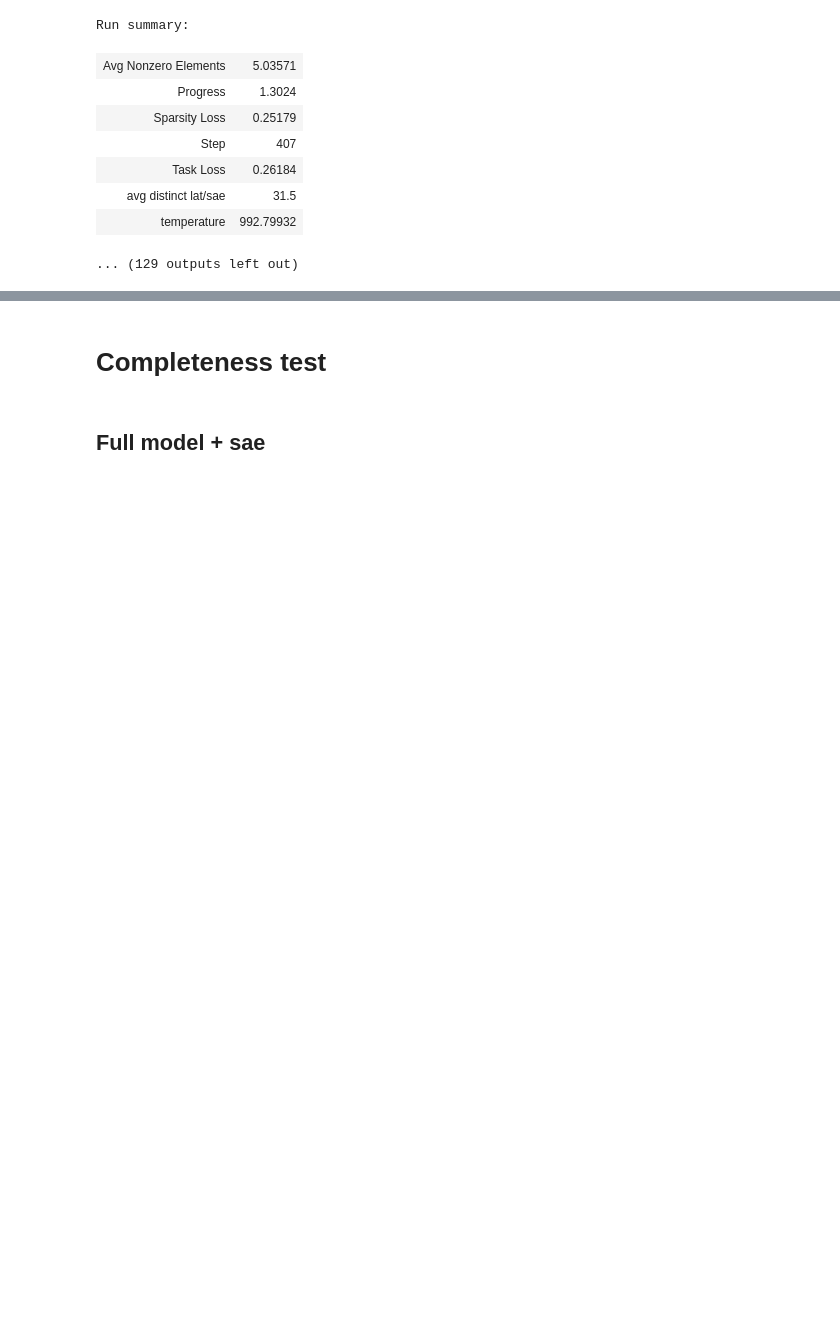
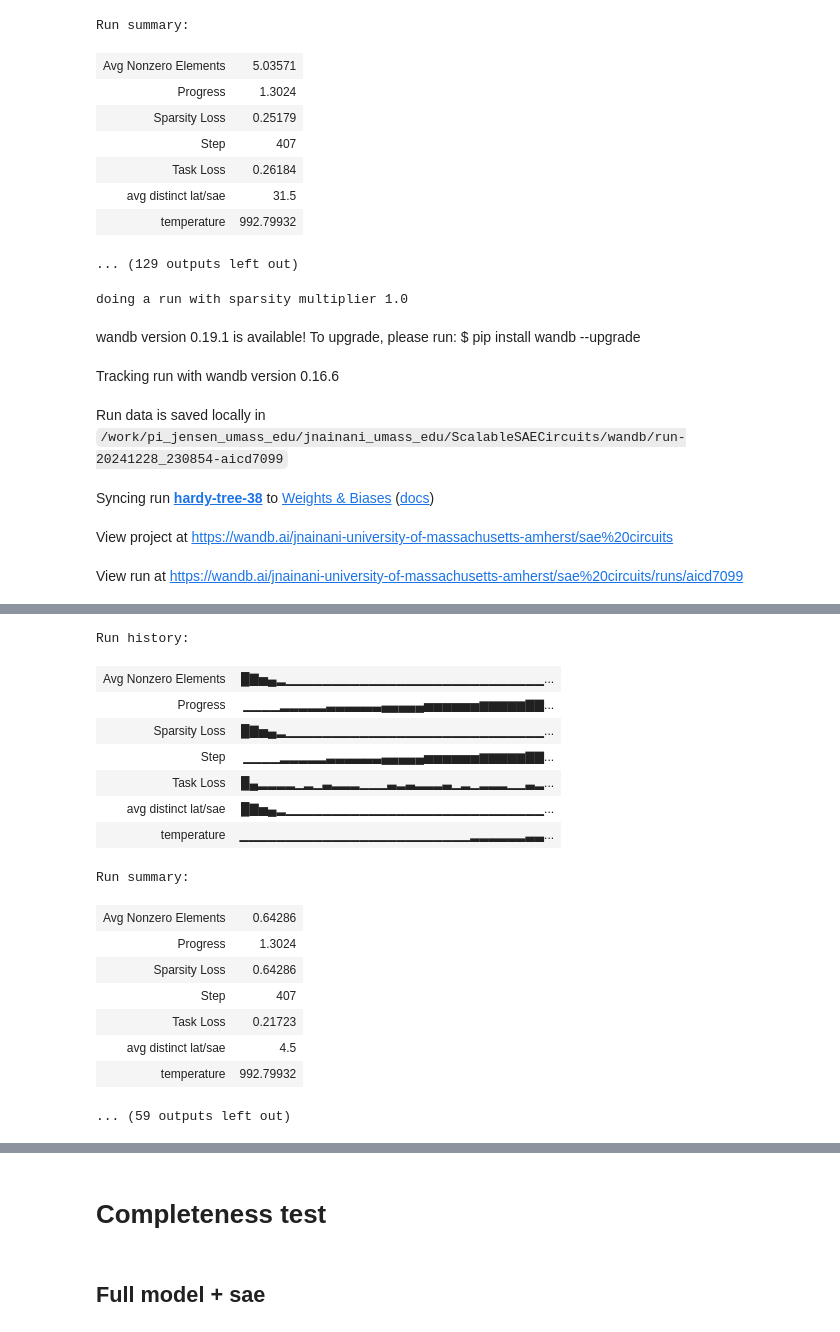
Before and after one commit to NainaniJatinZ/ScalableSAECircuits, a Jupyter notebook: sva.ipynb, the cells around one changed output, grey strips where cells are left out. Cells and saved outputs as stored; diff of their text form; code cells hidden in the pictures; blank space fills up the shorter version.

```diff
--- a/sva.ipynb
+++ b/sva.ipynb
@@ -907,0 +930,14 @@ Run summary:
+# %%
+for i in range(num_runs):
+    sparsity_multiplier = mf(start_threshold + i*delta)
+    # print(sparsity_multiplier)
+    # sparsity_multiplier = start + i*step
+    do_training_run(clean_tokens, clean_label_tokens, corr_label_tokens, sparsity_multiplier, example_length=7, loss_function="logit_diff", per_token_mask=True, use_mask=True, mean_mask=True)
+# %% [output]
+doing a run with sparsity multiplier 1.0
+wandb version 0.19.1 is available! To upgrade, please run: $ pip install wandb --upgrade
+Tracking run with wandb version 0.16.6
+Run data is saved locally in /work/pi_jensen_umass_edu/jnainani_umass_edu/ScalableSAECircuits/wandb/run-20241228_230854-aicd7099
+Syncing run hardy-tree-38 to Weights & Biases (docs)
+View project at https://wandb.ai/jnainani-university-of-massachusetts-amherst/sae%20circuits
+View run at https://wandb.ai/jnainani-university-of-massachusetts-amherst/sae%20circuits/runs/aicd7099
@@ -908,3 +945,20 @@ Run summary:
+Run history:
+| Avg Nonzero Elements | █▇▅▄▂▁▁▁▁▁▁▁▁▁▁▁▁▁▁▁▁▁▁▁▁▁▁▁▁▁▁▁▁... |
+| Progress | ▁▁▁▁▂▂▂▂▂▃▃▃▃▃▃▄▄▄▄▄▅▅▅▅▅▅▆▆▆▆▆▇▇... |
+| Sparsity Loss | █▇▅▄▂▁▁▁▁▁▁▁▁▁▁▁▁▁▁▁▁▁▁▁▁▁▁▁▁▁▁▁▁... |
+| Step | ▁▁▁▁▂▂▂▂▂▃▃▃▃▃▃▄▄▄▄▄▅▅▅▅▅▅▆▆▆▆▆▇▇... |
+| Task Loss | █▄▂▂▂▂▁▂▁▃▂▂▂▁▁▁▃▂▃▂▂▂▃▁▂▁▂▂▂▁▁▃▂... |
+| avg distinct lat/sae | █▇▅▄▂▁▁▁▁▁▁▁▁▁▁▁▁▁▁▁▁▁▁▁▁▁▁▁▁▁▁▁▁... |
+| temperature | ▁▁▁▁▁▁▁▁▁▁▁▁▁▁▁▁▁▁▁▁▁▁▁▁▁▂▂▂▂▂▂▃▃... |
+Run summary:
+| Avg Nonzero Elements | 0.64286 |
+| Progress | 1.3024 |
+| Sparsity Loss | 0.64286 |
+| Step | 407 |
+| Task Loss | 0.21723 |
+| avg distinct lat/sae | 4.5 |
+| temperature | 992.79932 |
+... (59 outputs left out)
 # %%
 num_runs = 10
 start = 0.05
```
Also changed, not shown: parts of 11 cells of this notebook, 7 other files.
